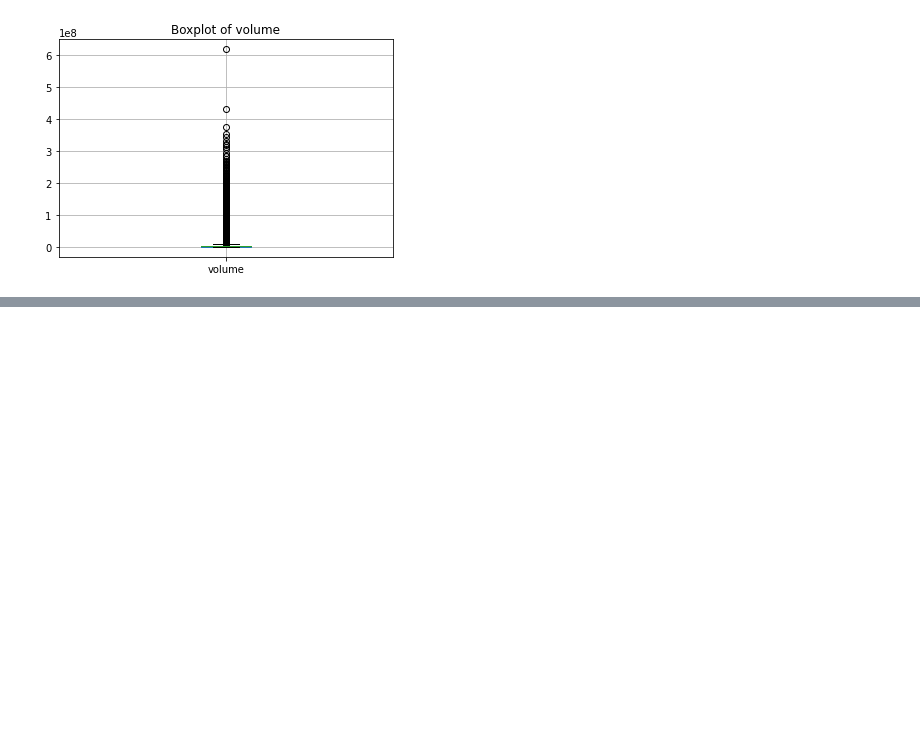
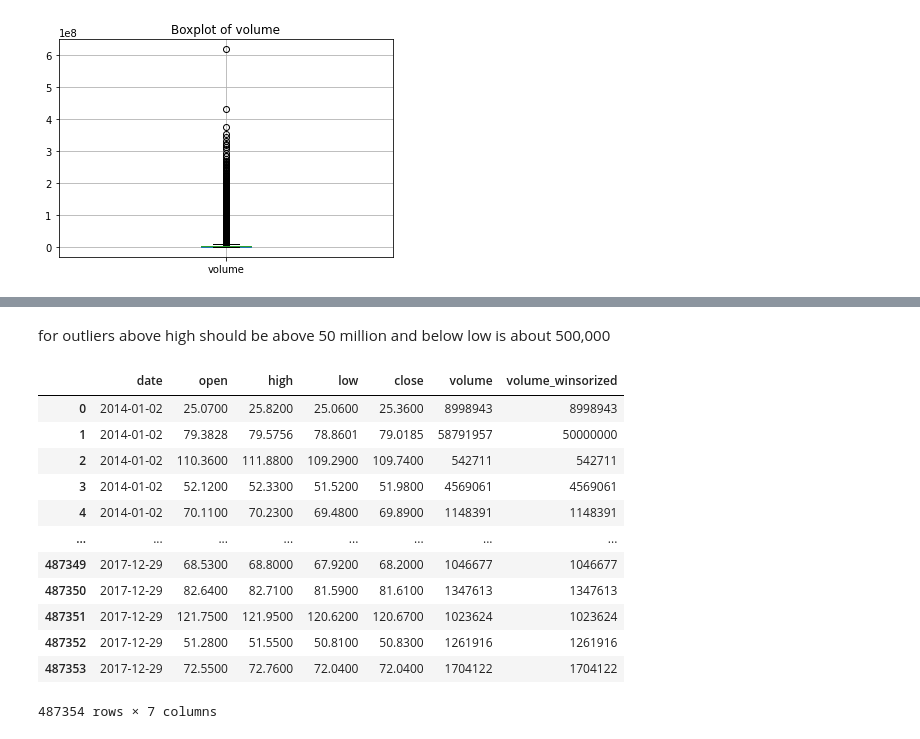
Before and after one commit to Gathoni-Njogu23/codeveda_task1, a Jupyter notebook: task1/Task1.ipynb, the cells around one changed output, grey strips where cells are left out. Drawn from its saved outputs; the diff is of its cells as text; code cells hidden in the pictures; blank space fills up the shorter version.

```diff
--- a/task1/Task1.ipynb
+++ b/task1/Task1.ipynb
@@ -183,0 +224,2 @@ for c in columns:
+# %% [markdown]
+for outliers above high should be above 50 million and below low is about 500,000
@@ -183,0 +233,16 @@ for c in columns:
+# %%
+df
+# %% [output]
+|  | date | open | high | low | close | volume | volume_winsorized |
+| 0 | 2014-01-02 | 25.0700 | 25.8200 | 25.0600 | 25.3600 | 8998943 | 8998943 |
+| 1 | 2014-01-02 | 79.3828 | 79.5756 | 78.8601 | 79.0185 | 58791957 | 50000000 |
+| 2 | 2014-01-02 | 110.3600 | 111.8800 | 109.2900 | 109.7400 | 542711 | 542711 |
+| 3 | 2014-01-02 | 52.1200 | 52.3300 | 51.5200 | 51.9800 | 4569061 | 4569061 |
+| 4 | 2014-01-02 | 70.1100 | 70.2300 | 69.4800 | 69.8900 | 1148391 | 1148391 |
+| ... | ... | ... | ... | ... | ... | ... | ... |
+| 487349 | 2017-12-29 | 68.5300 | 68.8000 | 67.9200 | 68.2000 | 1046677 | 1046677 |
+| 487350 | 2017-12-29 | 82.6400 | 82.7100 | 81.5900 | 81.6100 | 1347613 | 1347613 |
+| 487351 | 2017-12-29 | 121.7500 | 121.9500 | 120.6200 | 120.6700 | 1023624 | 1023624 |
+| 487352 | 2017-12-29 | 51.2800 | 51.5500 | 50.8100 | 50.8300 | 1261916 | 1261916 |
+| 487353 | 2017-12-29 | 72.5500 | 72.7600 | 72.0400 | 72.0400 | 1704122 | 1704122 |
+487354 rows × 7 columns
```
Also changed, not shown: parts of 15 cells of this notebook, 1 other file.
